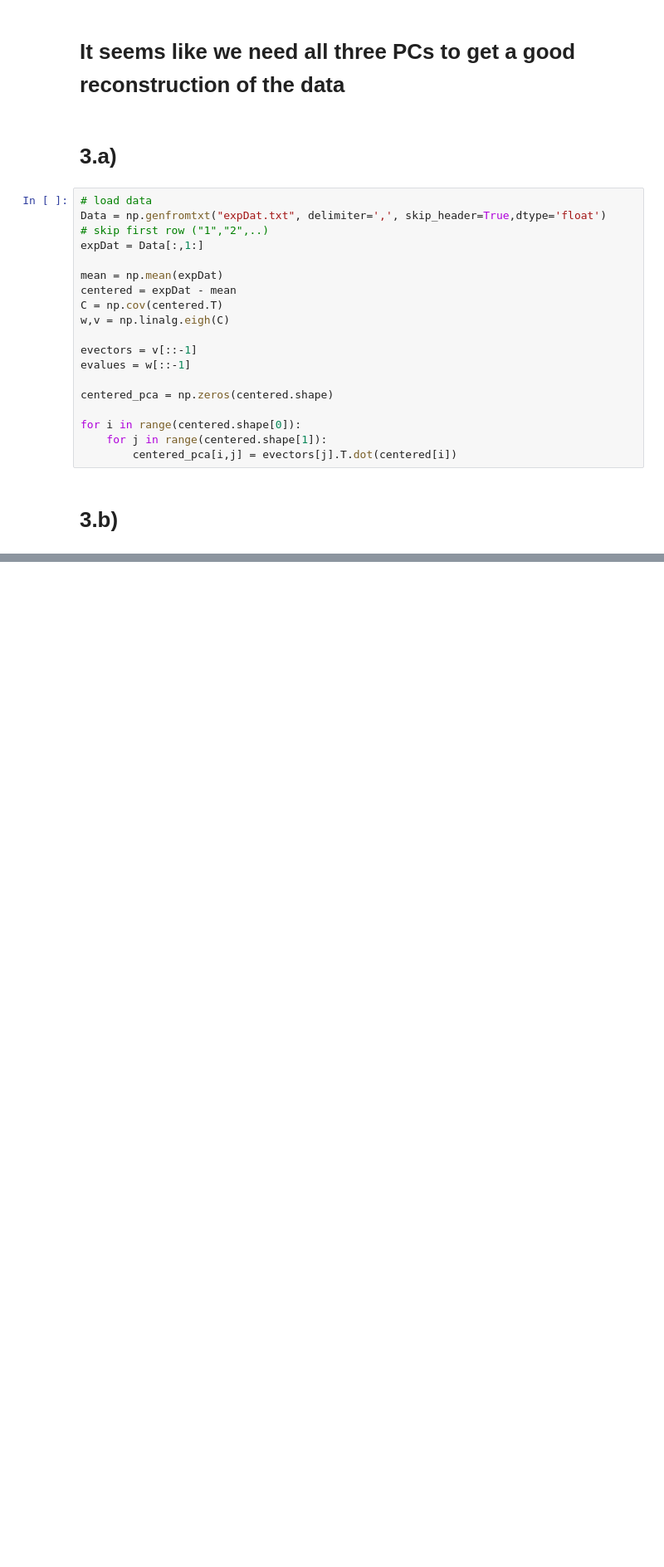
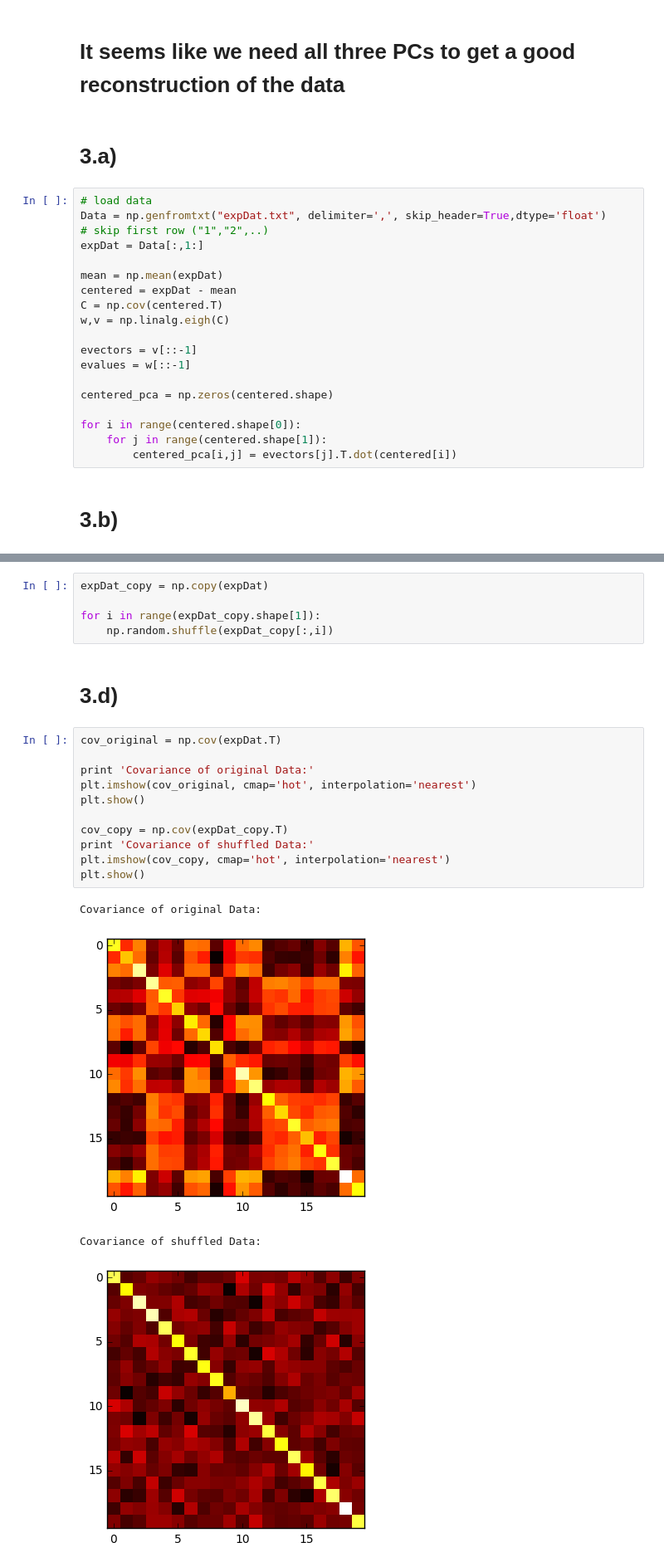
Before and after one commit to muellerfelix/mi-2, a Jupyter notebook: hw-2/sheet2.ipynb, the cells around one changed output, grey strips where cells are left out. Shown at 83% size. Drawn from its saved outputs; the diff is of its cells as text; blank space fills up the shorter version.

```diff
--- a/hw-2/sheet2.ipynb
+++ b/hw-2/sheet2.ipynb
@@ -280,0 +286,23 @@ plt.show()
+# %%
+expDat_copy = np.copy(expDat)
+
+for i in range(expDat_copy.shape[1]):
+    np.random.shuffle(expDat_copy[:,i])
+# %% [markdown]
+# 3.d)
+# %%
+cov_original = np.cov(expDat.T)
+
+print 'Covariance of original Data:'
+plt.imshow(cov_original, cmap='hot', interpolation='nearest')
+plt.show()
+
+cov_copy = np.cov(expDat_copy.T)
+print 'Covariance of shuffled Data:'
+plt.imshow(cov_copy, cmap='hot', interpolation='nearest')
+plt.show()
+# %% [output]
+Covariance of original Data:
+[figure, added]
+Covariance of shuffled Data:
+[figure, added]
```
Also changed, not shown: parts of 4 cells of this notebook.
